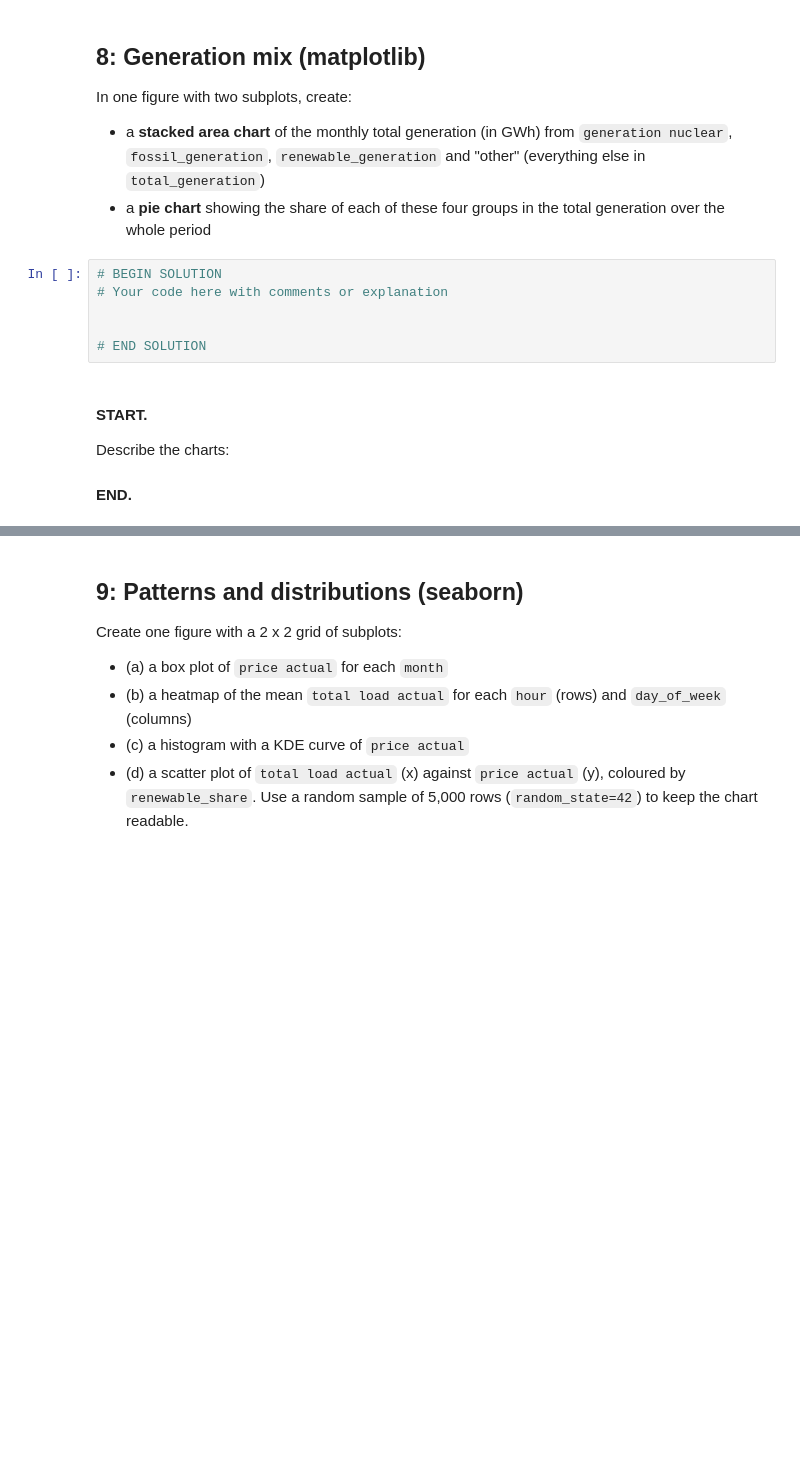
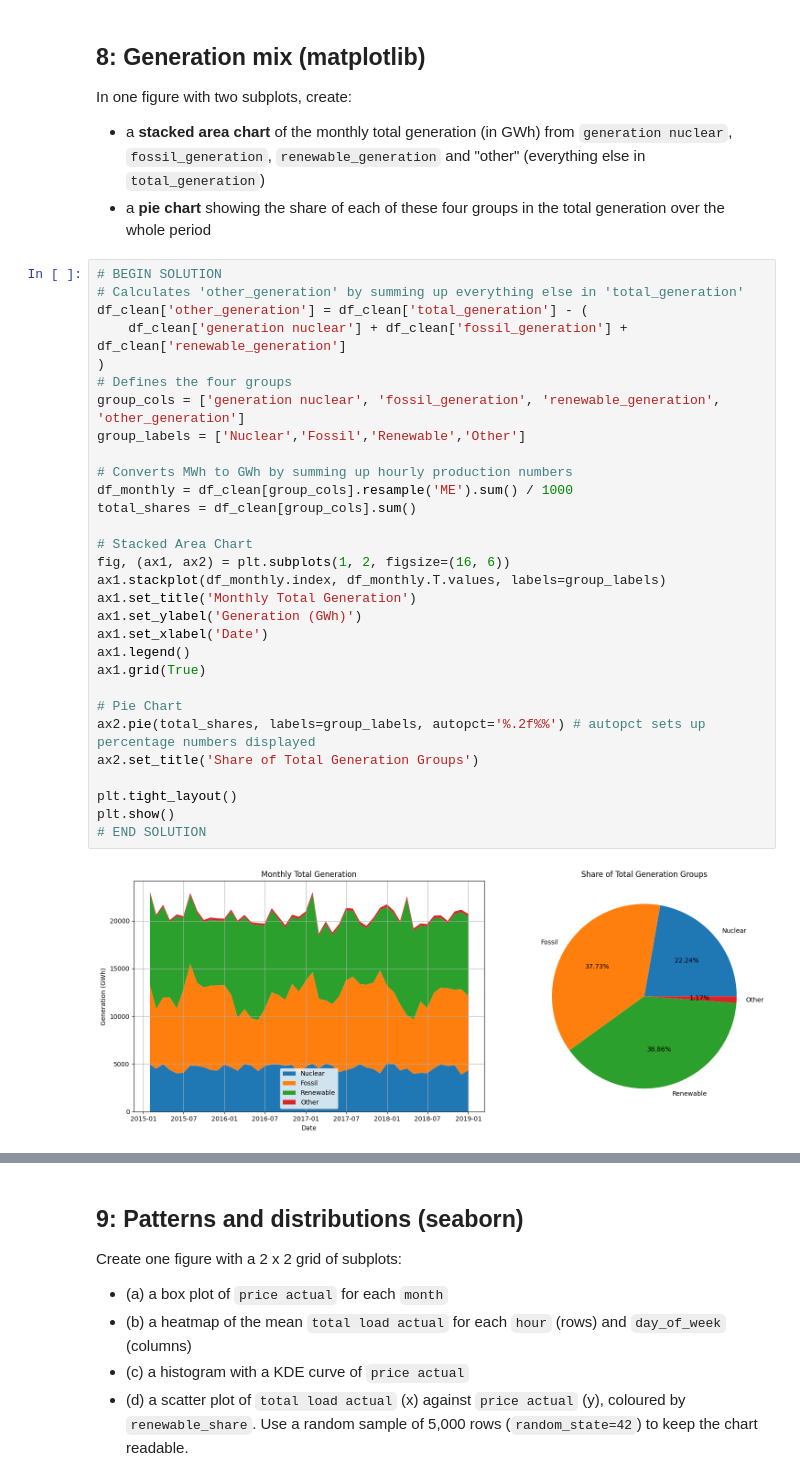
Before and after one commit to leon72305-source/26007815_tb1, a Jupyter notebook: 26007815_1.ipynb, the cells around one changed output, grey strips where cells are left out. Saved outputs shown, nothing was run; the diff lists cells and outputs as text; blank space fills up the shorter version.

```diff
--- a/26007815_1.ipynb
+++ b/26007815_1.ipynb
@@ -458,16 +534,35 @@ Describe the chart:
 In one figure with two subplots, create:
 - a **stacked area chart** of the monthly total generation (in GWh) from `generation nuclear`, `fossil_generation`, `renewable_generation` and "other" (everything else in `total_generation`)
 - a **pie chart** showing the share of each of these four groups in the total generation over the whole period
-# %%
-# BEGIN SOLUTION
-# Your code here with comments or explanation
-
-
-# END SOLUTION
-# %% [markdown]
-#### START.
-Describe the charts:
-
-
-
-#### END.
+# %%
+# BEGIN SOLUTION
+# Calculates 'other_generation' by summing up everything else in 'total_generation'
+df_clean['other_generation'] = df_clean['total_generation'] - (
+    df_clean['generation nuclear'] + df_clean['fossil_generation'] + df_clean['renewable_generation']
+)
+# Defines the four groups
+group_cols = ['generation nuclear', 'fossil_generation', 'renewable_generation', 'other_generation']
+group_labels = ['Nuclear','Fossil','Renewable','Other']
+
+# Converts MWh to GWh by summing up hourly production numbers
+df_monthly = df_clean[group_cols].resample('ME').sum() / 1000
+total_shares = df_clean[group_cols].sum()
+
+# Stacked Area Chart
+fig, (ax1, ax2) = plt.subplots(1, 2, figsize=(16, 6))
+ax1.stackplot(df_monthly.index, df_monthly.T.values, labels=group_labels)
+ax1.set_title('Monthly Total Generation')
+ax1.set_ylabel('Generation (GWh)')
+ax1.set_xlabel('Date')
+ax1.legend()
+ax1.grid(True)
+
+# Pie Chart
+ax2.pie(total_shares, labels=group_labels, autopct='%.2f%%') # autopct sets up percentage numbers displayed
+ax2.set_title('Share of Total Generation Groups')
+
+plt.tight_layout()
+plt.show()
+# END SOLUTION
+# %% [output]
+[figure, added]
```
Also changed, not shown: parts of 18 cells of this notebook.
